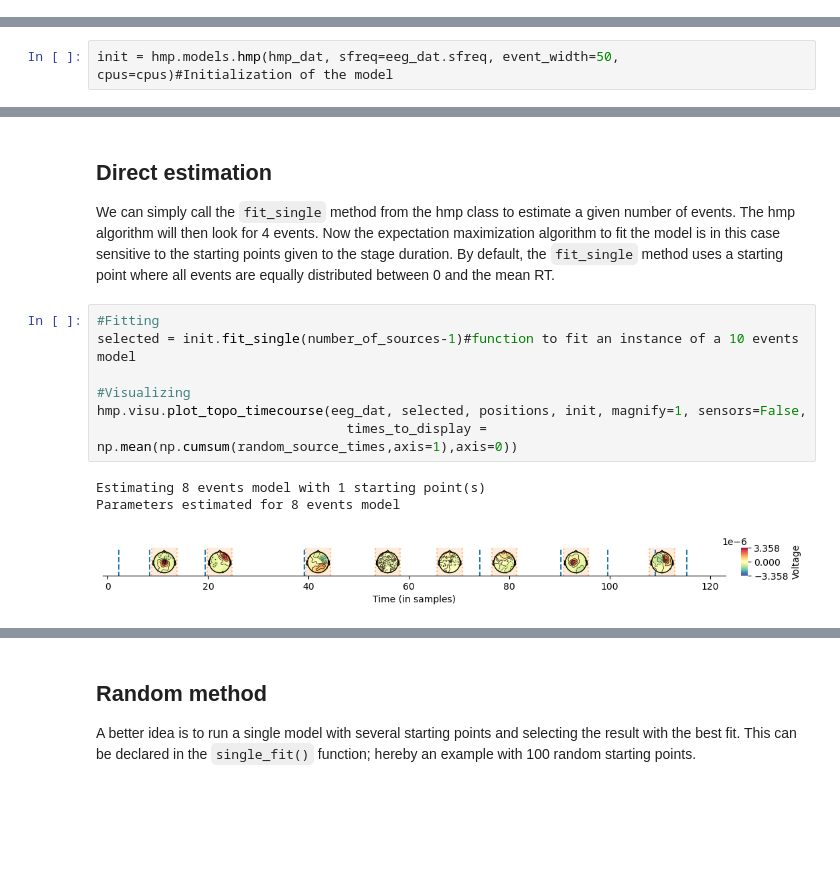
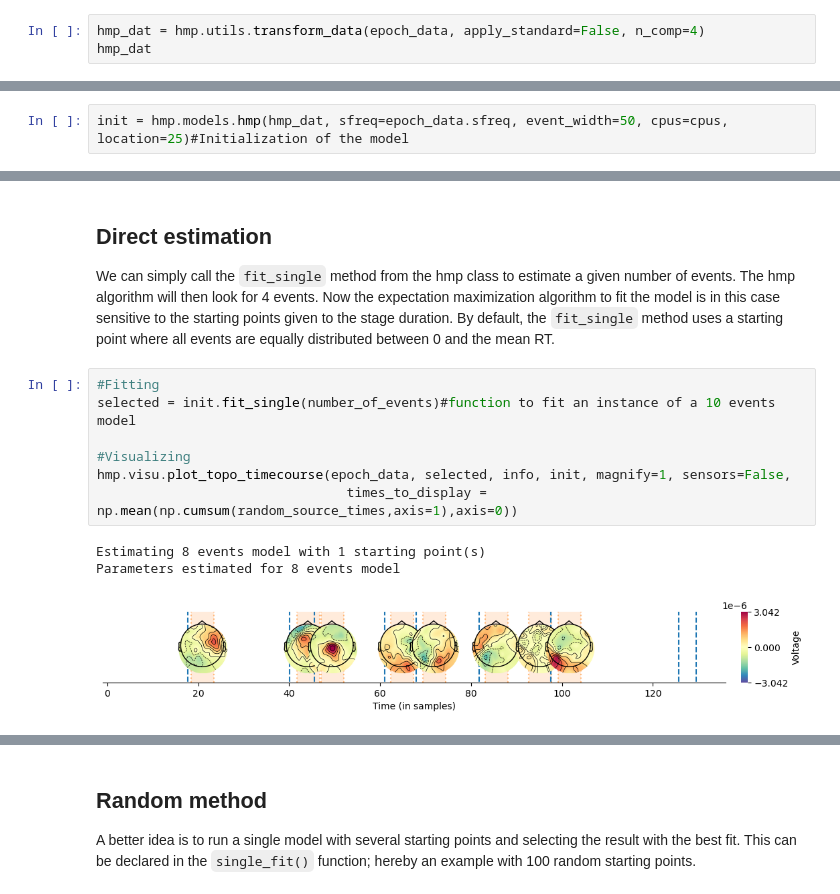
Before and after one commit to GWeindel/hmp, a Jupyter notebook: tutorials/2-Estimating_a_model.ipynb, the cells around one changed output, grey strips where cells are left out. Drawn from its saved outputs; the diff is of its cells as text; blank space fills up the shorter version.

````diff
--- a/tutorials/2-Estimating_a_model.ipynb
+++ b/tutorials/2-Estimating_a_model.ipynb
@@ -90,0 +56,3 @@ Downsampling to 100 Hz
+# %%
+hmp_dat = hmp.utils.transform_data(epoch_data, apply_standard=False, n_comp=4)
+hmp_dat
@@ -91,7 +80,7 @@ Downsampling to 100 Hz
 # %% [markdown]
 HMP uses classes to instantiate fit of hmp models. Therefore before estimating a model one needs to declare an instance of the hmp class by specifying the data, the sampling frequency of the data as well as several parmeters such as the event width (in milliseconds) and how many CPU to use.
 # %%
-init = hmp.models.hmp(hmp_dat, sfreq=eeg_dat.sfreq, event_width=50, cpus=cpus)#Initialization of the model
+init = hmp.models.hmp(hmp_dat, sfreq=epoch_data.sfreq, event_width=50, cpus=cpus, location=25)#Initialization of the model
 # %% [markdown]
 Once the class has been initiated, the function ```fit_single()``` can be used to estimate one hmp model with a specified number of transition events
 # %% [markdown]
@@ -99,12 +88,12 @@
 We can simply call the ```fit_single``` method from the hmp class to estimate a given number of events. The hmp algorithm will then look for 4 events. Now the expectation maximization algorithm to fit the model is in this case sensitive to the starting points given to the stage duration. By default, the ```fit_single``` method uses a starting point where all events are equally distributed between 0 and the mean RT.
 # %%
 #Fitting
-selected = init.fit_single(number_of_sources-1)#function to fit an instance of a 10 events model
+selected = init.fit_single(number_of_events)#function to fit an instance of a 10 events model
 
 #Visualizing
-hmp.visu.plot_topo_timecourse(eeg_dat, selected, positions, init, magnify=1, sensors=False,
+hmp.visu.plot_topo_timecourse(epoch_data, selected, info, init, magnify=1, sensors=False,
                                 times_to_display = np.mean(np.cumsum(random_source_times,axis=1),axis=0))
 # %% [output]
 Estimating 8 events model with 1 starting point(s)
 Parameters estimated for 8 events model
-[figure, old version]
+[figure, new version]
````
Also changed, not shown: parts of 40 cells of this notebook, 39 other files.
